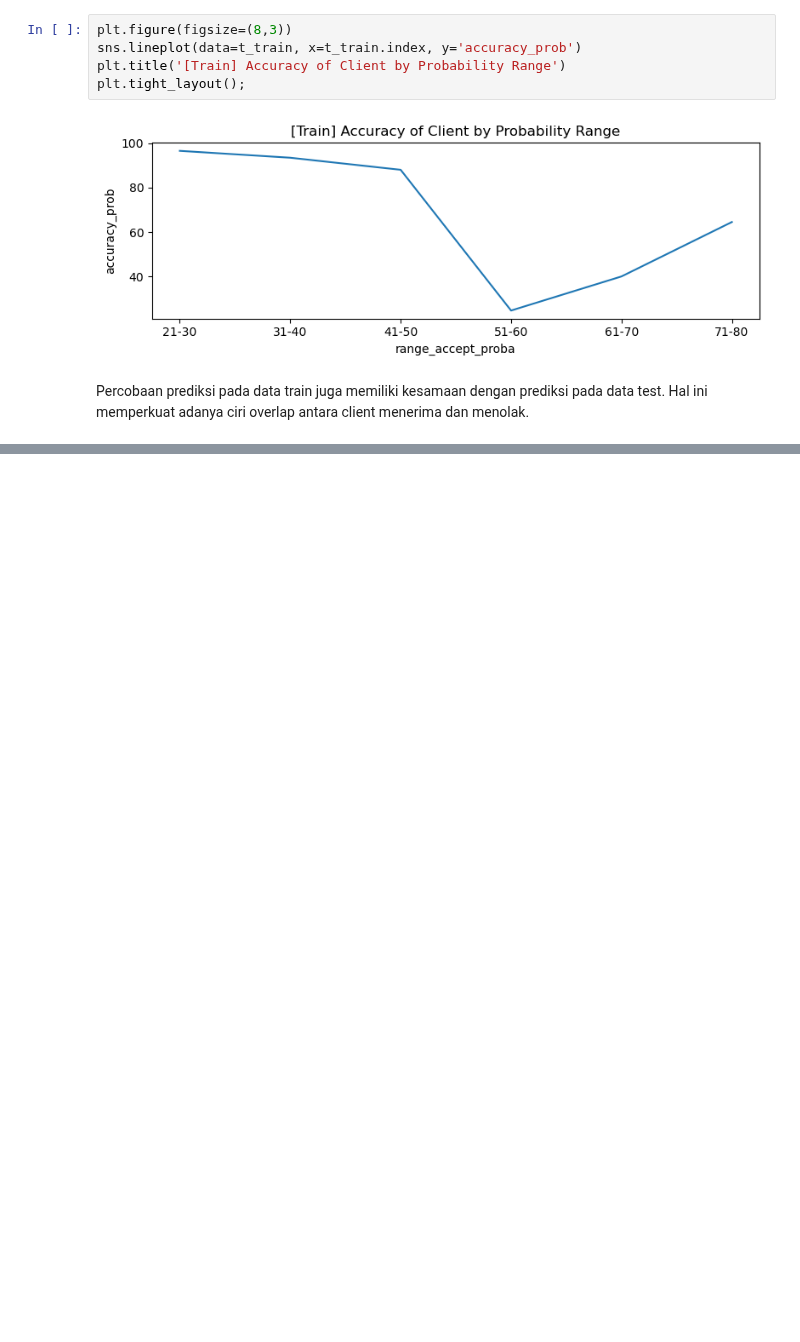
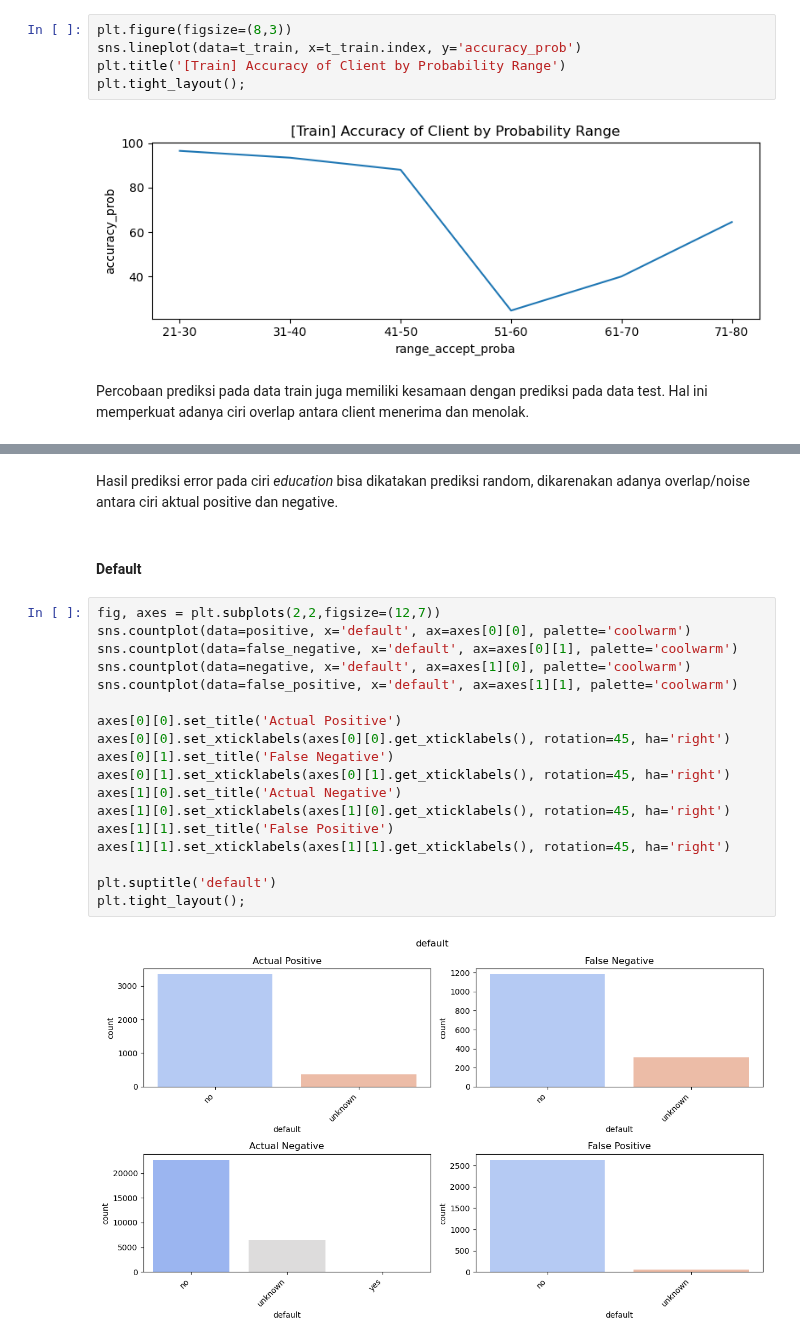
Before and after one commit to clarentcelsia/Analytics, a Jupyter notebook: ml/bank_telemarketing.ipynb, the cells around one changed output, grey strips where cells are left out. Drawn from its saved outputs; the diff is of its cells as text; blank space fills up the shorter version.

```diff
--- a/ml/bank_telemarketing.ipynb
+++ b/ml/bank_telemarketing.ipynb
@@ -2406,0 +2501,24 @@ TBA
+# %% [markdown]
+Hasil prediksi error pada ciri *education* bisa dikatakan prediksi random, dikarenakan adanya overlap/noise antara ciri aktual positive dan negative.
+# %% [markdown]
+#### Default
+# %%
+fig, axes = plt.subplots(2,2,figsize=(12,7))
+sns.countplot(data=positive, x='default', ax=axes[0][0], palette='coolwarm')
+sns.countplot(data=false_negative, x='default', ax=axes[0][1], palette='coolwarm')
+sns.countplot(data=negative, x='default', ax=axes[1][0], palette='coolwarm')
+sns.countplot(data=false_positive, x='default', ax=axes[1][1], palette='coolwarm')
+
+axes[0][0].set_title('Actual Positive')
+axes[0][0].set_xticklabels(axes[0][0].get_xticklabels(), rotation=45, ha='right')
+axes[0][1].set_title('False Negative')
+axes[0][1].set_xticklabels(axes[0][1].get_xticklabels(), rotation=45, ha='right')
+axes[1][0].set_title('Actual Negative')
+axes[1][0].set_xticklabels(axes[1][0].get_xticklabels(), rotation=45, ha='right')
+axes[1][1].set_title('False Positive')
+axes[1][1].set_xticklabels(axes[1][1].get_xticklabels(), rotation=45, ha='right')
+
+plt.suptitle('default')
+plt.tight_layout();
+# %% [output]
+[figure, added]
```
Also changed, not shown: parts of 43 cells of this notebook.
